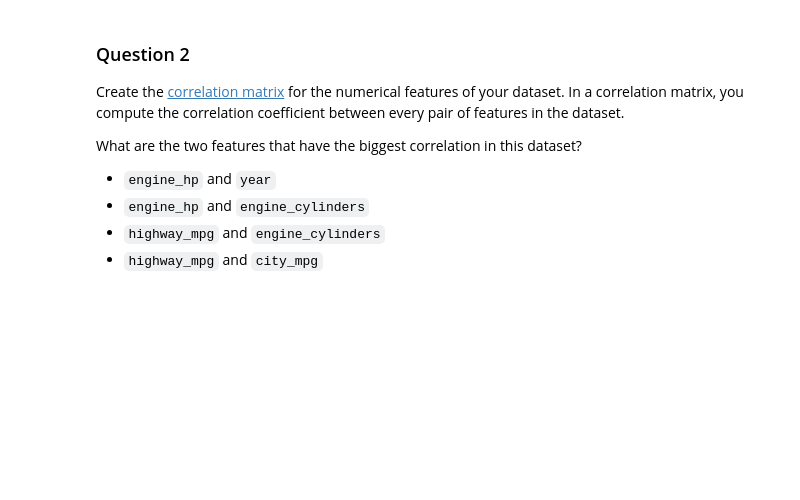
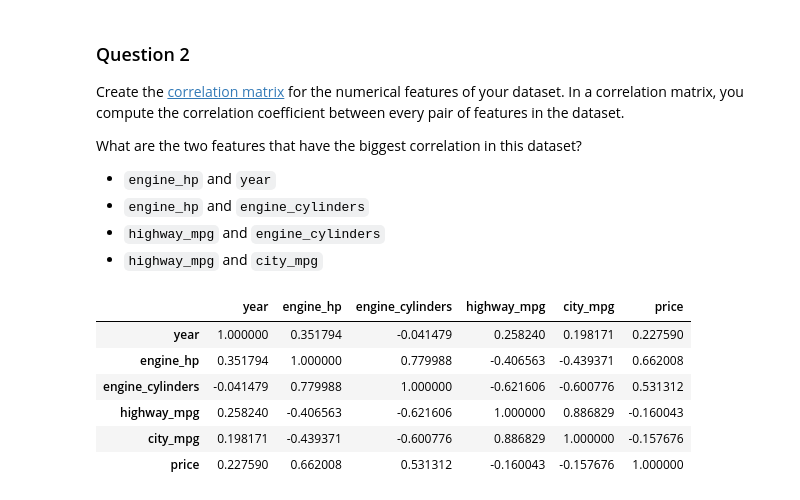
Before and after one commit to DRPproton/ml-zoomcamp_2024, a Jupyter notebook: week-3/homework3.ipynb, the cells around one changed output. Cells and saved outputs as stored; diff of their text form; code cells hidden in the pictures; blank space fills up the shorter version.

```diff
--- a/week-3/homework3.ipynb
+++ b/week-3/homework3.ipynb
@@ -75,0 +79,10 @@ What are the two features that have the biggest correlation in this dataset?
+# %%
+corr
+# %% [output]
+|  | year | engine_hp | engine_cylinders | highway_mpg | city_mpg | price |
+| year | 1.000000 | 0.351794 | -0.041479 | 0.258240 | 0.198171 | 0.227590 |
+| engine_hp | 0.351794 | 1.000000 | 0.779988 | -0.406563 | -0.439371 | 0.662008 |
+| engine_cylinders | -0.041479 | 0.779988 | 1.000000 | -0.621606 | -0.600776 | 0.531312 |
+| highway_mpg | 0.258240 | -0.406563 | -0.621606 | 1.000000 | 0.886829 | -0.160043 |
+| city_mpg | 0.198171 | -0.439371 | -0.600776 | 0.886829 | 1.000000 | -0.157676 |
+| price | 0.227590 | 0.662008 | 0.531312 | -0.160043 | -0.157676 | 1.000000 |
```
Also changed, not shown: parts of 5 cells of this notebook.
